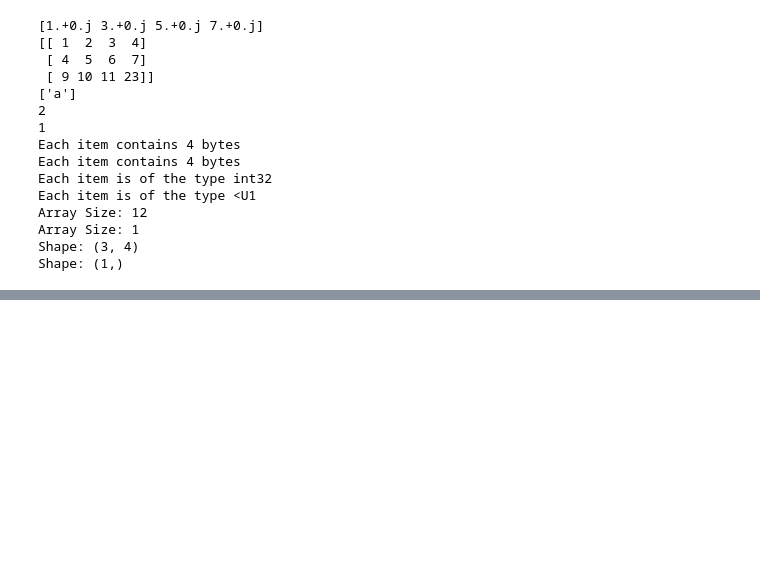
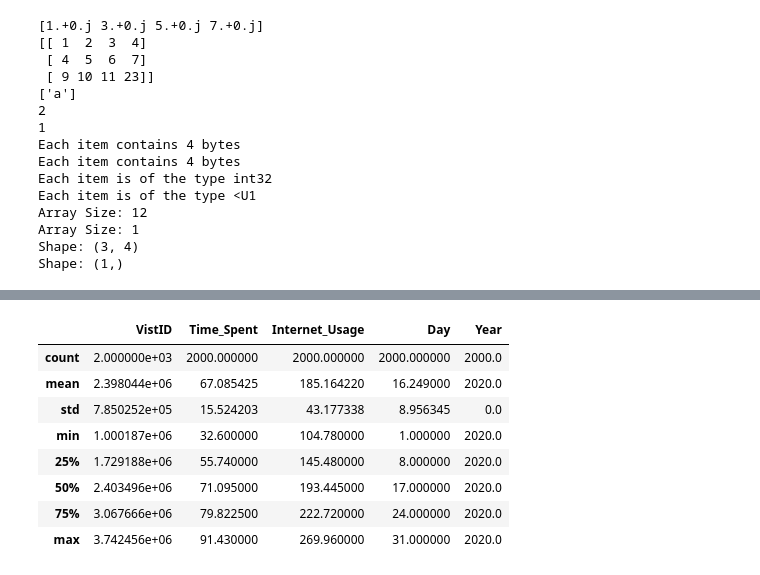
Before and after one commit to stevedjames-databeat/sql-assesment2, a Jupyter notebook: Python Training/index.ipynb, the cells around one changed output, grey strips where cells are left out. Cells and saved outputs as stored; diff of their text form; code cells hidden in the pictures; blank space fills up the shorter version.

```diff
--- a/Python Training/index.ipynb
+++ b/Python Training/index.ipynb
@@ -557,0 +583,13 @@ Shape: (1,)
+# %%
+# pandas dataframe
+data.describe()
+# %% [output]
+|  | VistID | Time_Spent | Internet_Usage | Day | Year |
+| count | 2.000000e+03 | 2000.000000 | 2000.000000 | 2000.000000 | 2000.0 |
+| mean | 2.398044e+06 | 67.085425 | 185.164220 | 16.249000 | 2020.0 |
+| std | 7.850252e+05 | 15.524203 | 43.177338 | 8.956345 | 0.0 |
+| min | 1.000187e+06 | 32.600000 | 104.780000 | 1.000000 | 2020.0 |
+| 25% | 1.729188e+06 | 55.740000 | 145.480000 | 8.000000 | 2020.0 |
+| 50% | 2.403496e+06 | 71.095000 | 193.445000 | 17.000000 | 2020.0 |
+| 75% | 3.067666e+06 | 79.822500 | 222.720000 | 24.000000 | 2020.0 |
+| max | 3.742456e+06 | 91.430000 | 269.960000 | 31.000000 | 2020.0 |
```
Also changed, not shown: parts of 5 cells of this notebook, 11 other files.
